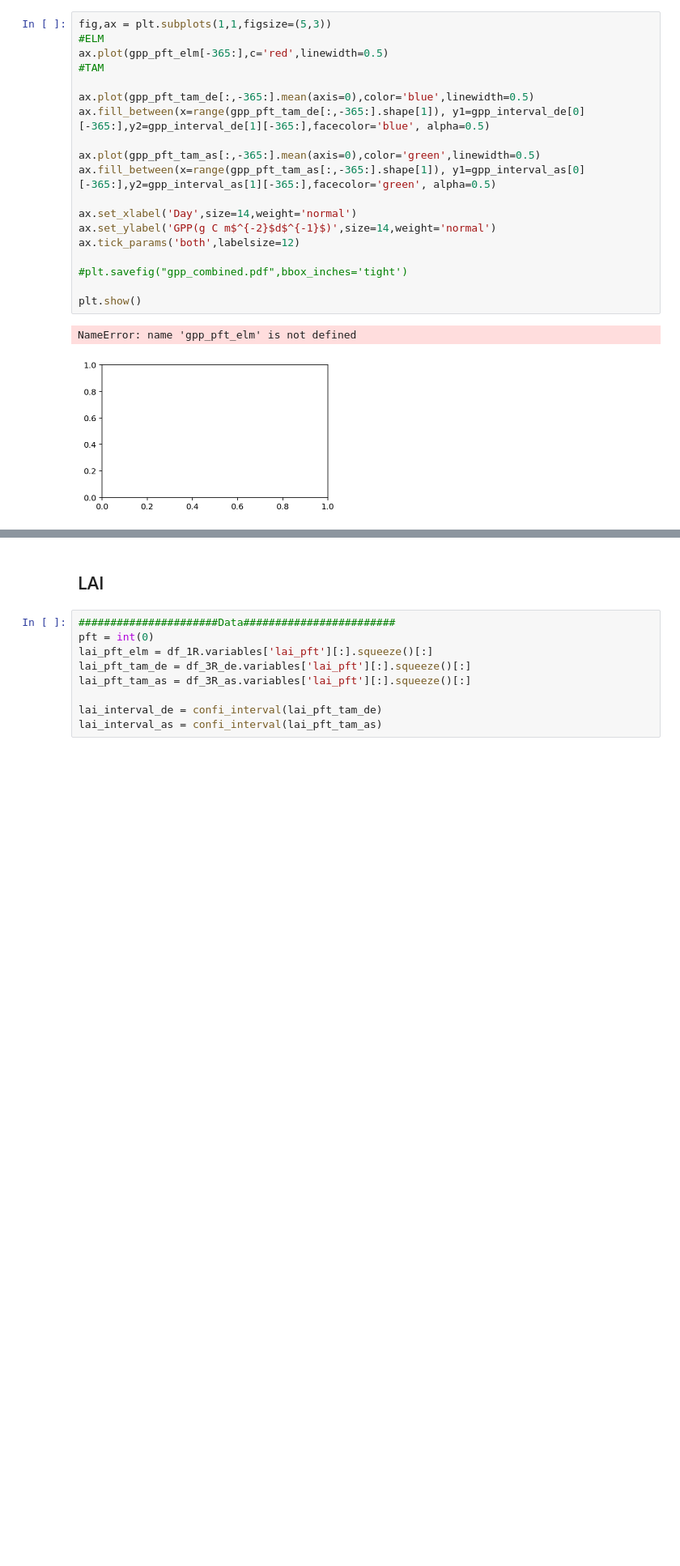
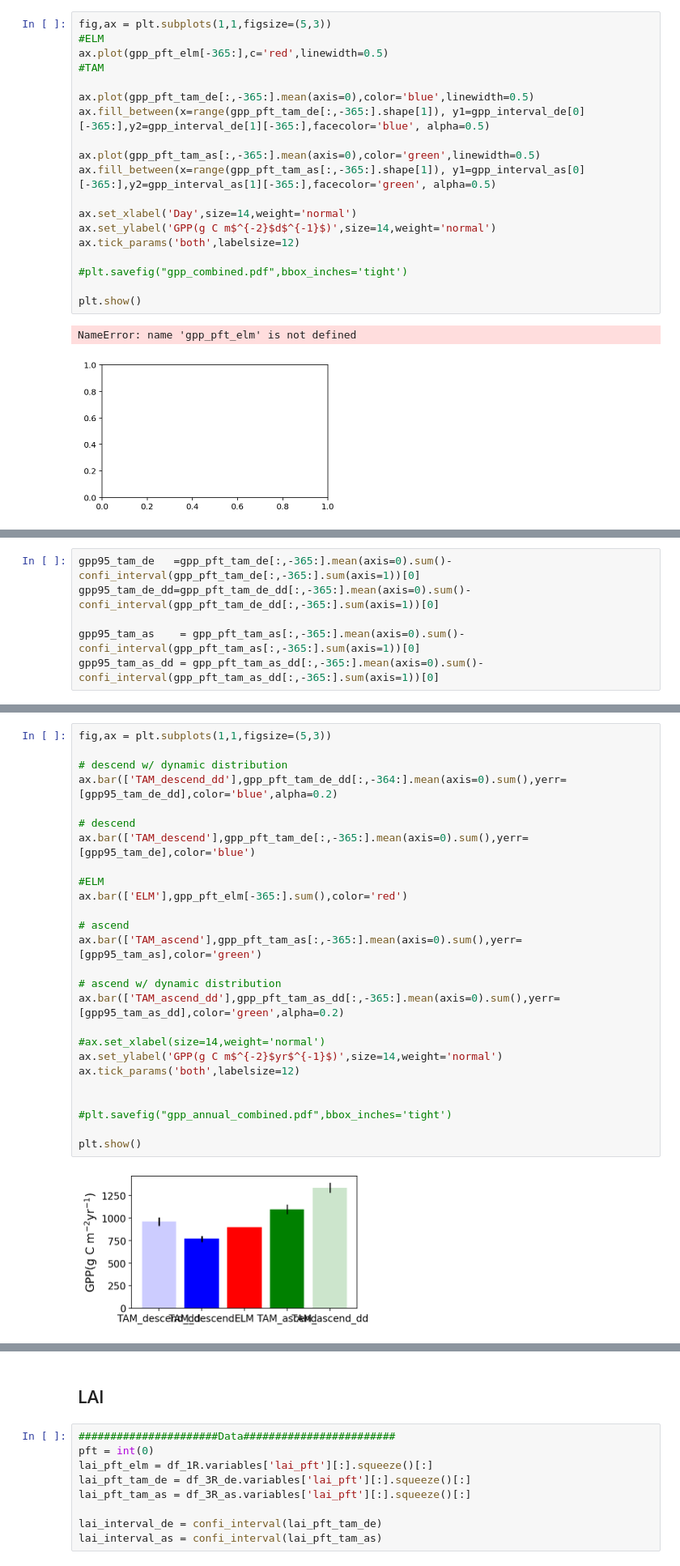
Before and after one commit to bioatmosphere/TAM, a Jupyter notebook: TAM/data/US-Ho1/preservation/US_Ho1_ensemble_combined.ipynb, the cells around one changed output, grey strips where cells are left out. Shown at 81% size. Cells and saved outputs as stored; diff of their text form; blank space fills up the shorter version.

```diff
--- a/TAM/data/US-Ho1/preservation/US_Ho1_ensemble_combined.ipynb
+++ b/TAM/data/US-Ho1/preservation/US_Ho1_ensemble_combined.ipynb
@@ -104,6 +113,12 @@ gpp_interval_de    = confi_interval(gpp_pft_tam_de)
 gpp_interval_as    = confi_interval(gpp_pft_tam_as)
 gpp_interval_as_dd = confi_interval(gpp_pft_tam_as_dd)
 gpp_interval_de_dd = confi_interval(gpp_pft_tam_de_dd)
+# %%
+gpp95_tam_de   =gpp_pft_tam_de[:,-365:].mean(axis=0).sum()-confi_interval(gpp_pft_tam_de[:,-365:].sum(axis=1))[0]
+gpp95_tam_de_dd=gpp_pft_tam_de_dd[:,-365:].mean(axis=0).sum()-confi_interval(gpp_pft_tam_de_dd[:,-365:].sum(axis=1))[0]
+
+gpp95_tam_as    = gpp_pft_tam_as[:,-365:].mean(axis=0).sum()-confi_interval(gpp_pft_tam_as[:,-365:].sum(axis=1))[0]
+gpp95_tam_as_dd = gpp_pft_tam_as_dd[:,-365:].mean(axis=0).sum()-confi_interval(gpp_pft_tam_as_dd[:,-365:].sum(axis=1))[0]
 # %%
 fig,ax = plt.subplots(1,1,figsize=(5,3))
 #ELM
@@ -134,3 +151,31 @@ ax.tick_params('both',labelsize=12)
 plt.show()
 # %% [output]
 [figure]
+# %%
+fig,ax = plt.subplots(1,1,figsize=(5,3))
+
+# descend w/ dynamic distribution
+ax.bar(['TAM_descend_dd'],gpp_pft_tam_de_dd[:,-364:].mean(axis=0).sum(),yerr=[gpp95_tam_de_dd],color='blue',alpha=0.2)
+
+# descend
+ax.bar(['TAM_descend'],gpp_pft_tam_de[:,-365:].mean(axis=0).sum(),yerr=[gpp95_tam_de],color='blue')
+
+#ELM
+ax.bar(['ELM'],gpp_pft_elm[-365:].sum(),color='red')
+
+# ascend
+ax.bar(['TAM_ascend'],gpp_pft_tam_as[:,-365:].mean(axis=0).sum(),yerr=[gpp95_tam_as],color='green')
+
+# ascend w/ dynamic distribution
+ax.bar(['TAM_ascend_dd'],gpp_pft_tam_as_dd[:,-365:].mean(axis=0).sum(),yerr=[gpp95_tam_as_dd],color='green',alpha=0.2)
+
+#ax.set_xlabel(size=14,weight='normal')
+ax.set_ylabel('GPP(g C m$^{-2}$yr$^{-1}$)',size=14,weight='normal')
+ax.tick_params('both',labelsize=12)
+
+
+#plt.savefig("gpp_annual_combined.pdf",bbox_inches='tight')
+
+plt.show()
+# %% [output]
+[figure, added]
```
Also changed, not shown: parts of 26 cells of this notebook, 5 other files.
